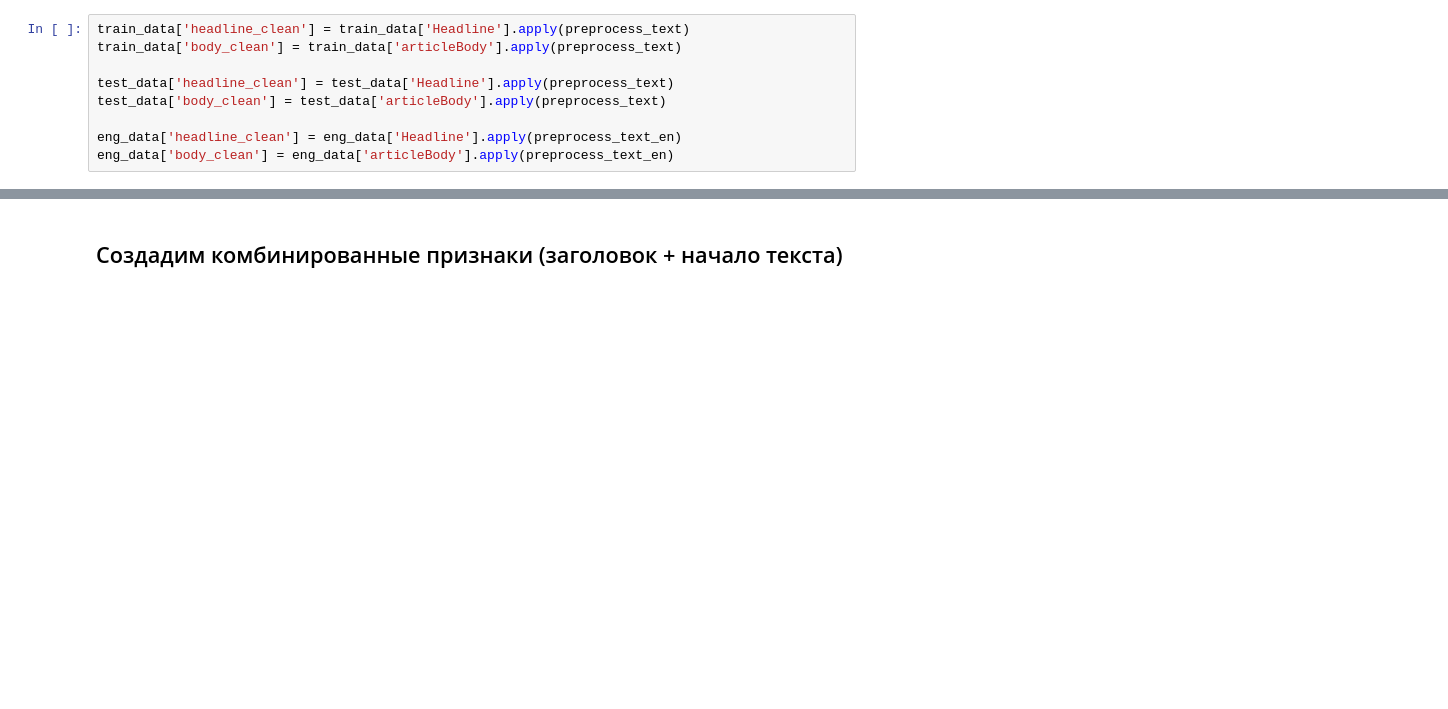
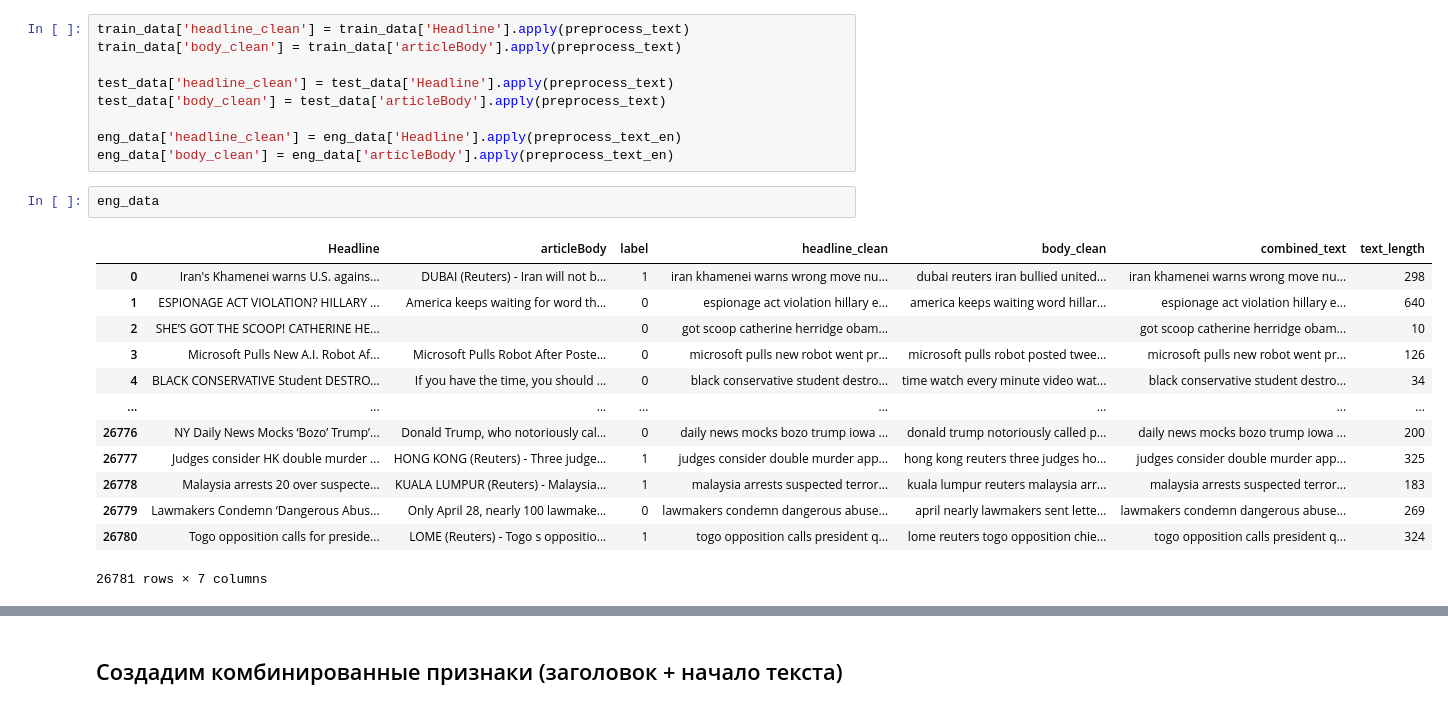
Before and after one commit to RafaelPozoyan/russian_fake_news_detector, a Jupyter notebook: train.ipynb, the cells around one changed output, grey strips where cells are left out. Cells and saved outputs as stored; diff of their text form; blank space fills up the shorter version.

```diff
--- a/train.ipynb
+++ b/train.ipynb
@@ -114,6 +114,22 @@ test_data['body_clean'] = test_data['articleBody'].apply(preprocess_text)
 
 eng_data['headline_clean'] = eng_data['Headline'].apply(preprocess_text_en)
 eng_data['body_clean'] = eng_data['articleBody'].apply(preprocess_text_en)
+# %%
+eng_data
+# %% [output]
+|  | Headline | articleBody | label | headline_clean | body_clean | combined_text | text_length |
+| 0 | Iran's Khamenei warns U.S. agains... | DUBAI (Reuters) - Iran will not b... | 1 | iran khamenei warns wrong move nu... | dubai reuters iran bullied united... | iran khamenei warns wrong move nu... | 298 |
+| 1 | ESPIONAGE ACT VIOLATION? HILLARY ... | America keeps waiting for word th... | 0 | espionage act violation hillary e... | america keeps waiting word hillar... | espionage act violation hillary e... | 640 |
+| 2 | SHE’S GOT THE SCOOP! CATHERINE HE... |  | 0 | got scoop catherine herridge obam... |  | got scoop catherine herridge obam... | 10 |
+| 3 | Microsoft Pulls New A.I. Robot Af... | Microsoft Pulls Robot After Poste... | 0 | microsoft pulls new robot went pr... | microsoft pulls robot posted twee... | microsoft pulls new robot went pr... | 126 |
+| 4 | BLACK CONSERVATIVE Student DESTRO... | If you have the time, you should ... | 0 | black conservative student destro... | time watch every minute video wat... | black conservative student destro... | 34 |
+| ... | ... | ... | ... | ... | ... | ... | ... |
+| 26776 | NY Daily News Mocks ‘Bozo’ Trump’... | Donald Trump, who notoriously cal... | 0 | daily news mocks bozo trump iowa ... | donald trump notoriously called p... | daily news mocks bozo trump iowa ... | 200 |
+| 26777 | Judges consider HK double murder ... | HONG KONG (Reuters) - Three judge... | 1 | judges consider double murder app... | hong kong reuters three judges ho... | judges consider double murder app... | 325 |
+| 26778 | Malaysia arrests 20 over suspecte... | KUALA LUMPUR (Reuters) - Malaysia... | 1 | malaysia arrests suspected terror... | kuala lumpur reuters malaysia arr... | malaysia arrests suspected terror... | 183 |
+| 26779 | Lawmakers Condemn ‘Dangerous Abus... | Only April 28, nearly 100 lawmake... | 0 | lawmakers condemn dangerous abuse... | april nearly lawmakers sent lette... | lawmakers condemn dangerous abuse... | 269 |
+| 26780 | Togo opposition calls for preside... | LOME (Reuters) - Togo s oppositio... | 1 | togo opposition calls president q... | lome reuters togo opposition chie... | togo opposition calls president q... | 324 |
+26781 rows × 7 columns
 # %%
 eng_data.sample(3)
 # %% [output]
```
Also changed, not shown: parts of 6 cells of this notebook, 15 other files.
